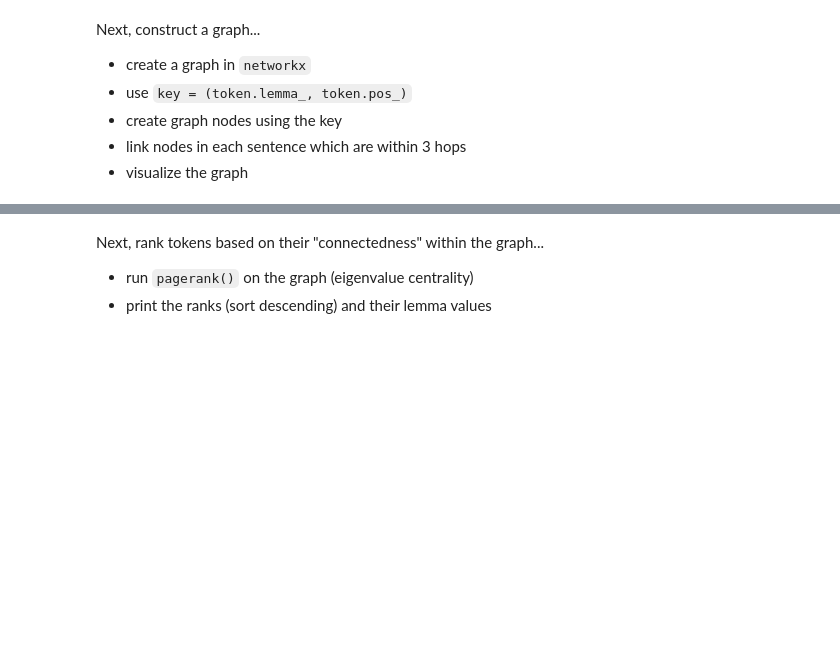
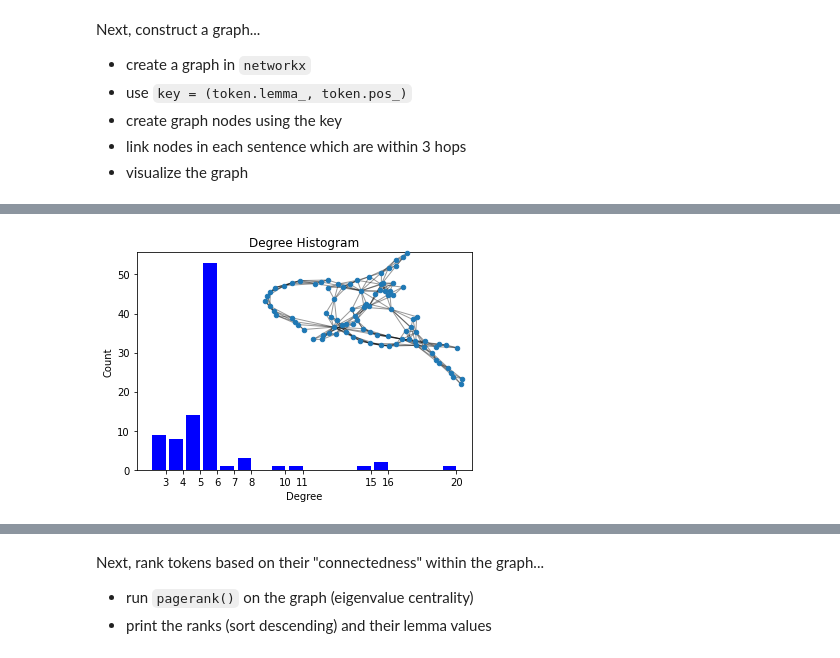
Before and after one commit to louisguitton/papers-implemented, a Jupyter notebook: papers/textrank/textrank.ipynb, the cells around one changed output, grey strips where cells are left out. Saved outputs shown, nothing was run; the diff lists cells and outputs as text; code cells hidden in the pictures; blank space fills up the shorter version.

```diff
--- a/papers/textrank/textrank.ipynb
+++ b/papers/textrank/textrank.ipynb
@@ -113,3 +117,27 @@ nx.draw_shell(G, **options)
+# %%
+degree_sequence = sorted([d for n, d in G.degree()], reverse=True)  # degree sequence
+degreeCount = collections.Counter(degree_sequence)
+deg, cnt = zip(*degreeCount.items())
+
+fig, ax = plt.subplots()
+plt.bar(deg, cnt, width=0.80, color="b")
+
+plt.title("Degree Histogram")
+plt.ylabel("Count")
+plt.xlabel("Degree")
+ax.set_xticks([d + 0.4 for d in deg])
+ax.set_xticklabels(deg)
+
+# draw graph in inset
+plt.axes([0.4, 0.4, 0.5, 0.5])
+Gcc = G.subgraph(sorted(nx.connected_components(G), key=len, reverse=True)[0])
+pos = nx.spring_layout(G)
+plt.axis("off")
+nx.draw_networkx_nodes(G, pos, node_size=20)
+nx.draw_networkx_edges(G, pos, alpha=0.4)
+plt.show()
+# %% [output]
+[figure, added]
 # %%
 fig = plt.figure(figsize=(9, 9))
 pos = nx.spring_layout(G)
```
Also changed, not shown: parts of 20 cells of this notebook, 1 other file.
